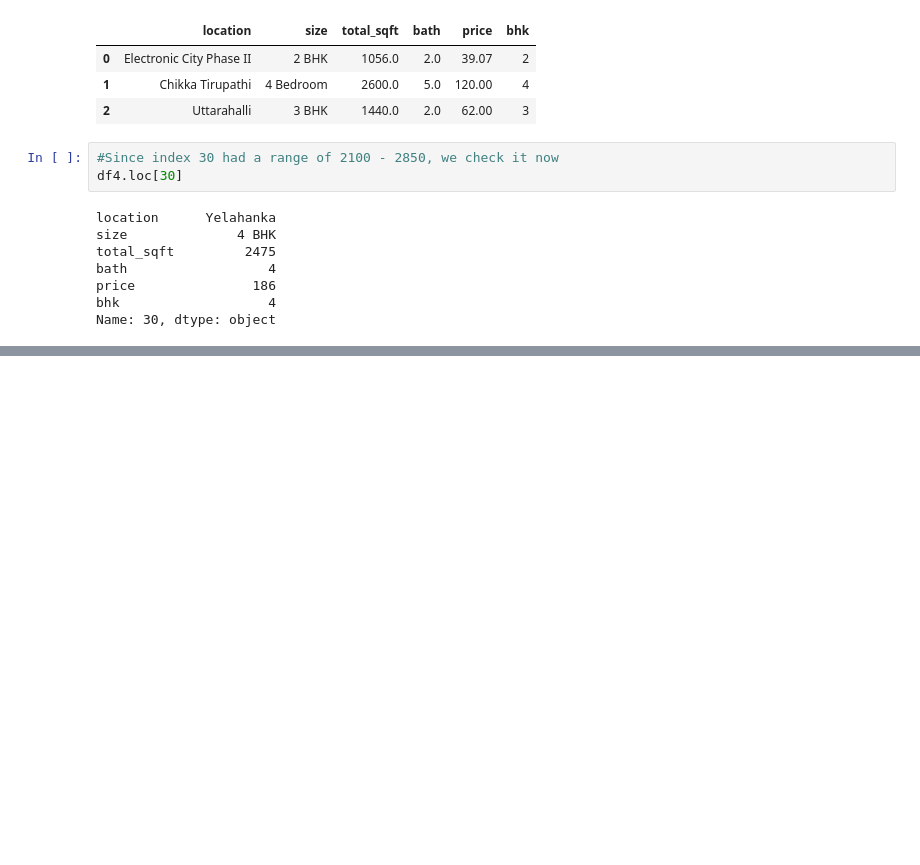
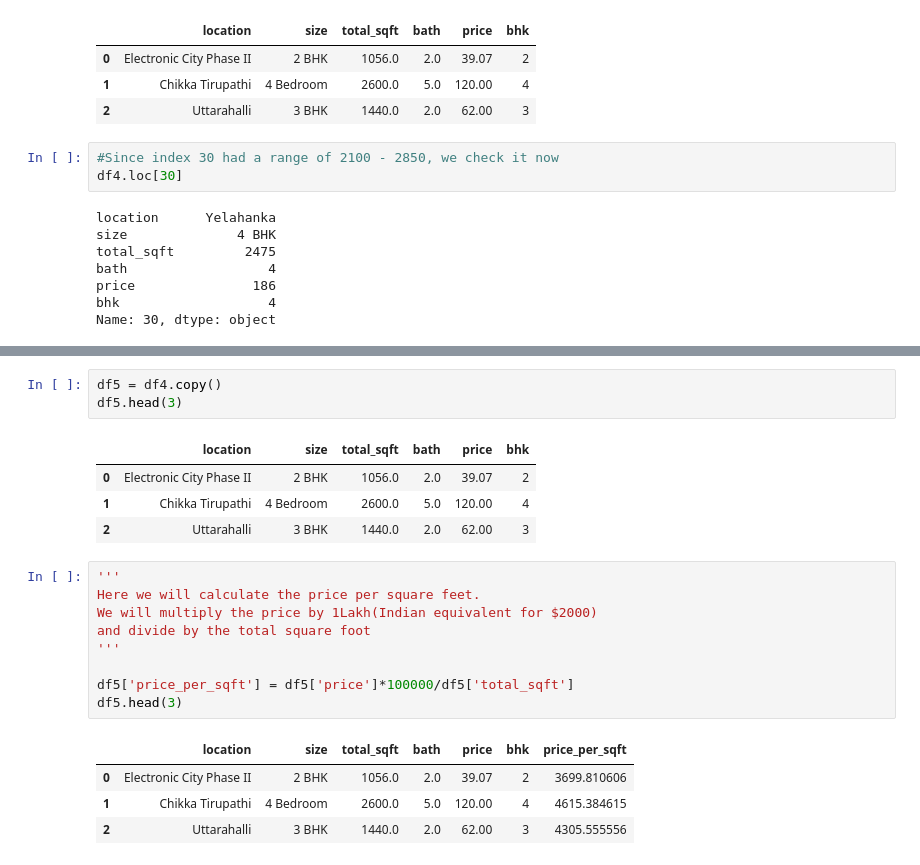
Before and after one commit to charlesnama/Ds-refresher-, a Jupyter notebook: Real Estate Price prediction .ipynb, the cells around one changed output, grey strips where cells are left out. Drawn from its saved outputs; the diff is of its cells as text; blank space fills up the shorter version.

```diff
--- a/Real Estate Price prediction .ipynb
+++ b/Real Estate Price prediction .ipynb
@@ -174,0 +182,22 @@ Name: 30, dtype: object
+# %%
+df5 = df4.copy()
+df5.head(3)
+# %% [output]
+|  | location | size | total_sqft | bath | price | bhk |
+| 0 | Electronic City Phase II | 2 BHK | 1056.0 | 2.0 | 39.07 | 2 |
+| 1 | Chikka Tirupathi | 4 Bedroom | 2600.0 | 5.0 | 120.00 | 4 |
+| 2 | Uttarahalli | 3 BHK | 1440.0 | 2.0 | 62.00 | 3 |
+# %%
+'''
+Here we will calculate the price per square feet.
+We will multiply the price by 1Lakh(Indian equivalent for $2000)
+and divide by the total square foot
+'''
+
+df5['price_per_sqft'] = df5['price']*100000/df5['total_sqft']
+df5.head(3)
+# %% [output]
+|  | location | size | total_sqft | bath | price | bhk | price_per_sqft |
+| 0 | Electronic City Phase II | 2 BHK | 1056.0 | 2.0 | 39.07 | 2 | 3699.810606 |
+| 1 | Chikka Tirupathi | 4 Bedroom | 2600.0 | 5.0 | 120.00 | 4 | 4615.384615 |
+| 2 | Uttarahalli | 3 BHK | 1440.0 | 2.0 | 62.00 | 3 | 4305.555556 |
```
Also changed, not shown: parts of 8 cells of this notebook.
